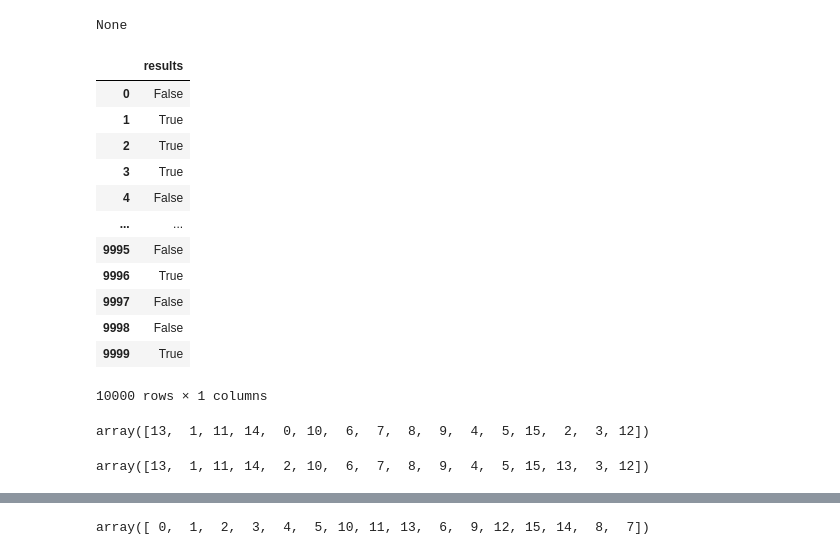
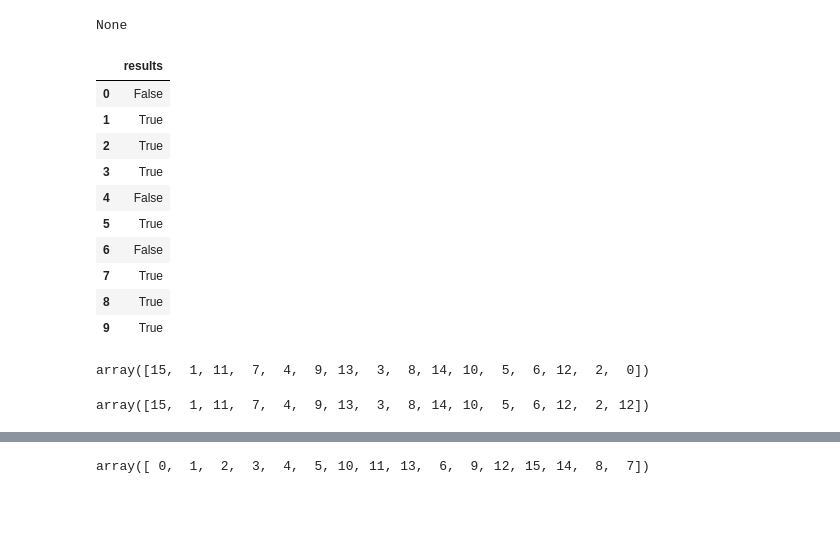
Before and after one commit to Midataur/permutations, a Jupyter notebook: scaling-generator/mechanistic.ipynb, the cells around one changed output, grey strips where cells are left out. Cells and saved outputs as stored; diff of their text form; code cells hidden in the pictures; blank space fills up the shorter version.

```diff
--- a/scaling-generator/mechanistic.ipynb
+++ b/scaling-generator/mechanistic.ipynb
@@ -307,26 +330,24 @@ for perm, result in zip(test_perms, num_results):
     else:
         failures.append(perm)
 # %%
-results
+results.head(10)
 # %% [output]
 |  | results |
 | 0 | False |
 | 1 | True |
 | 2 | True |
 | 3 | True |
 | 4 | False |
-| ... | ... |
-| 9995 | False |
-| 9996 | True |
-| 9997 | False |
-| 9998 | False |
-| 9999 | True |
+| 5 | True |
+| 6 | False |
+| 7 | True |
+| 8 | True |
+| 9 | True |
-10000 rows × 1 columns
 # %%
-test_perms[4]
+test_perms[6]
 # %% [output]
-array([13,  1, 11, 14,  0, 10,  6,  7,  8,  9,  4,  5, 15,  2,  3, 12])
+array([15,  1, 11,  7,  4,  9, 13,  3,  8, 14, 10,  5,  6, 12,  2,  0])
 # %%
-model.module.generate(test_seqs[4])
+model.module.generate(test_seqs[6], force_valid=False)
 # %% [output]
-array([13,  1, 11, 14,  2, 10,  6,  7,  8,  9,  4,  5, 15, 13,  3, 12])
+array([15,  1, 11,  7,  4,  9, 13,  3,  8, 14, 10,  5,  6, 12,  2, 12])
```
Also changed, not shown: parts of 7 cells of this notebook, 1 other file.
